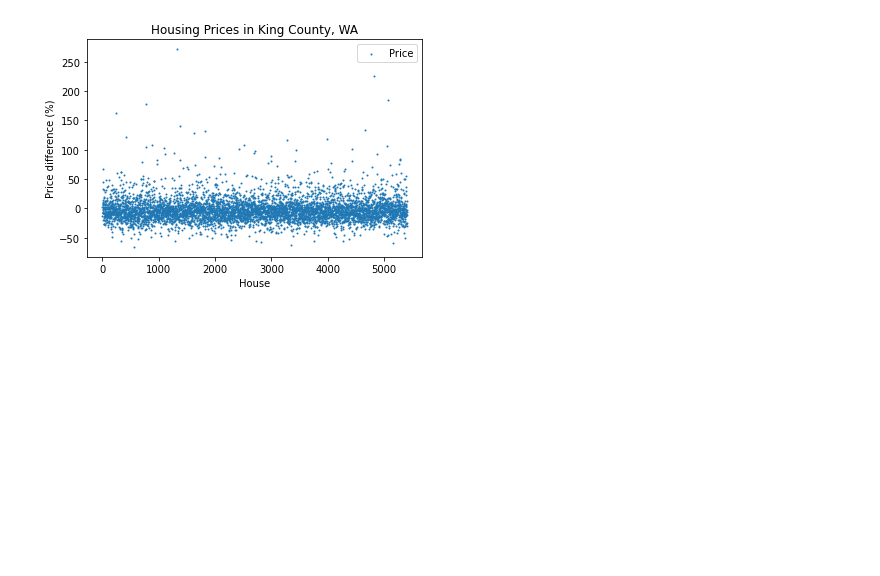
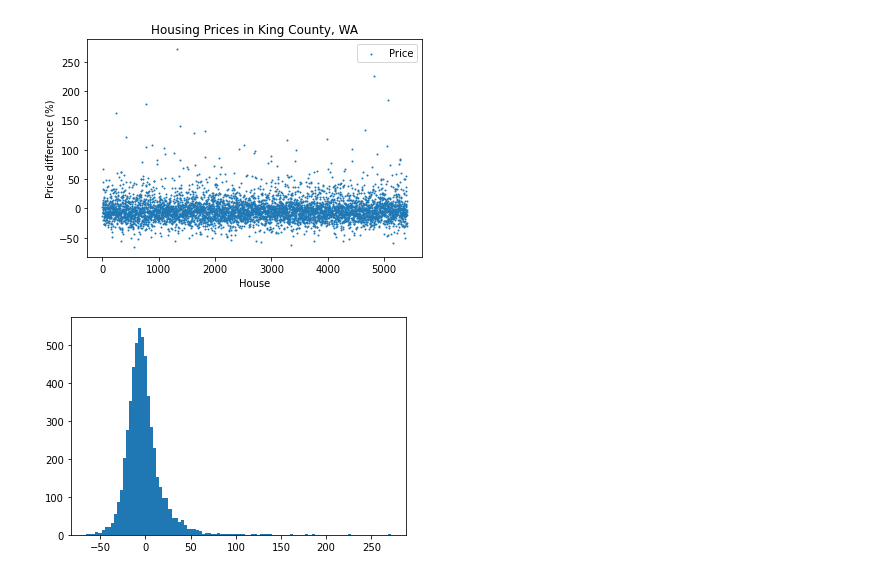
Before and after one commit to msiddalingaiah/MachineLearning, a Jupyter notebook: Regression/DeepHousingModel.ipynb, the cells around one changed output. Saved outputs shown, nothing was run; the diff lists cells and outputs as text; code cells hidden in the pictures; blank space fills up the shorter version.

```diff
--- a/Regression/DeepHousingModel.ipynb
+++ b/Regression/DeepHousingModel.ipynb
@@ -95,7 +94,7 @@ plt.show()
 # %% [output]
 [figure]
 # %%
-y_pred = model.predict(x_test)
+y_pred = model.predict(x_test).squeeze()
 # %%
 plt.scatter(y_test, y_pred, label="Price", s=1.0)
 plt.title("Housing Prices in King County, WA")
@@ -106,8 +105,7 @@ plt.show()
 # %% [output]
 [figure]
 # %%
-delta = 100*(y_pred.squeeze() - y_test)/y_test
-index = [i for i in range(len(delta))]
+delta = 100*(y_pred - y_test)/y_test
 plt.scatter(range(len(delta)), delta, label="Price", s=1.0)
 plt.title("Housing Prices in King County, WA")
 plt.xlabel("House")
@@ -116,3 +114,8 @@ plt.legend()
 plt.show()
 # %% [output]
 [figure]
+# %%
+plt.hist(delta, 100)
+plt.show()
+# %% [output]
+[figure, added]
```
Also changed, not shown: parts of 5 cells of this notebook.
